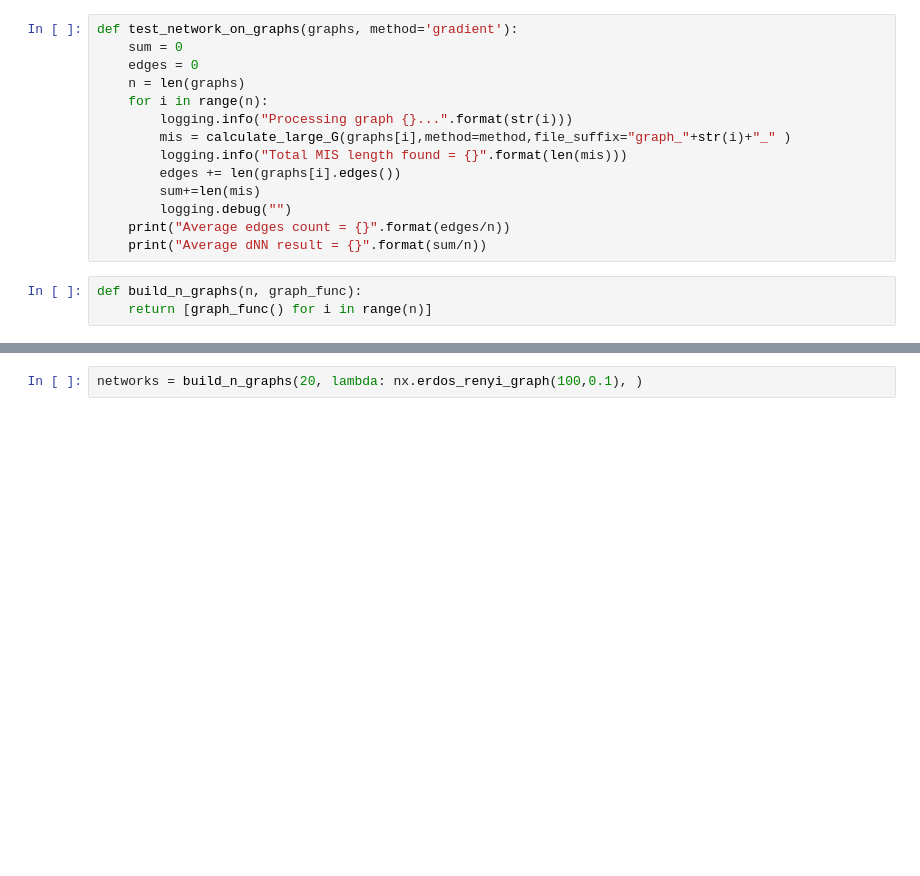
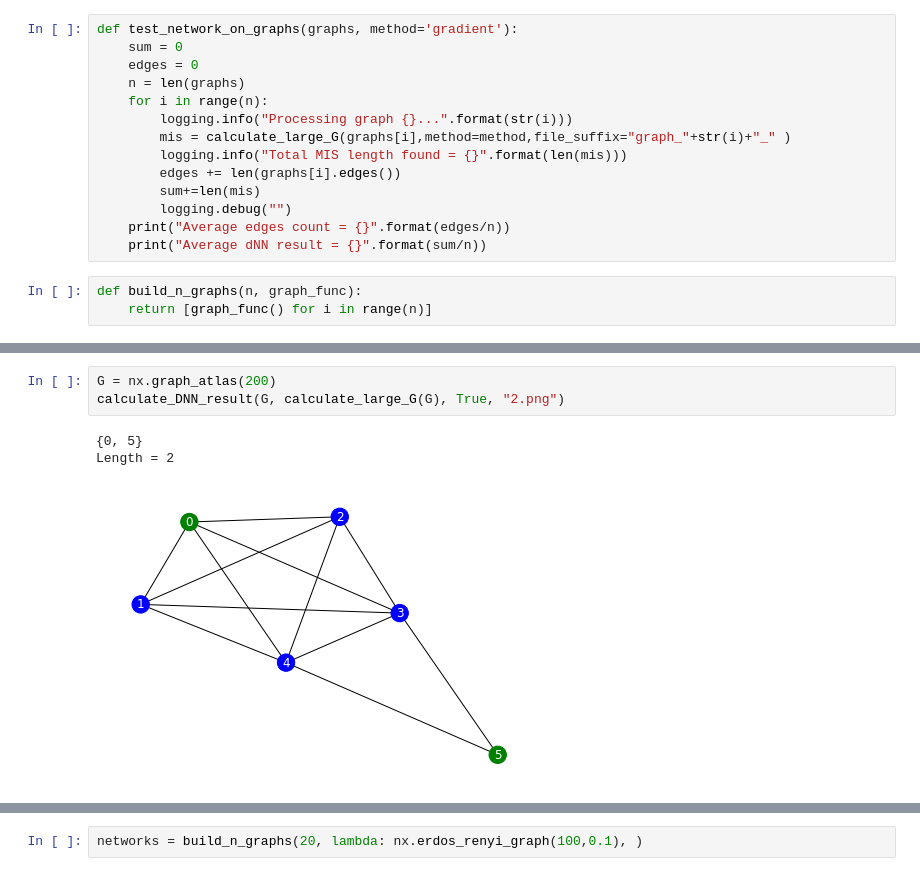
Before and after one commit to arteger/masters_thesis, a Jupyter notebook: main.ipynb, the cells around one changed output, grey strips where cells are left out. Saved outputs shown, nothing was run; the diff lists cells and outputs as text; blank space fills up the shorter version.

```diff
--- a/main.ipynb
+++ b/main.ipynb
@@ -909,0 +914,7 @@ Length = 4
+# %%
+G = nx.graph_atlas(200)
+calculate_DNN_result(G, calculate_large_G(G), True, "2.png")
+# %% [output]
+{0, 5}
+Length = 2
+[figure, added]
```
Also changed, not shown: parts of 37 cells of this notebook, 46 other files.
